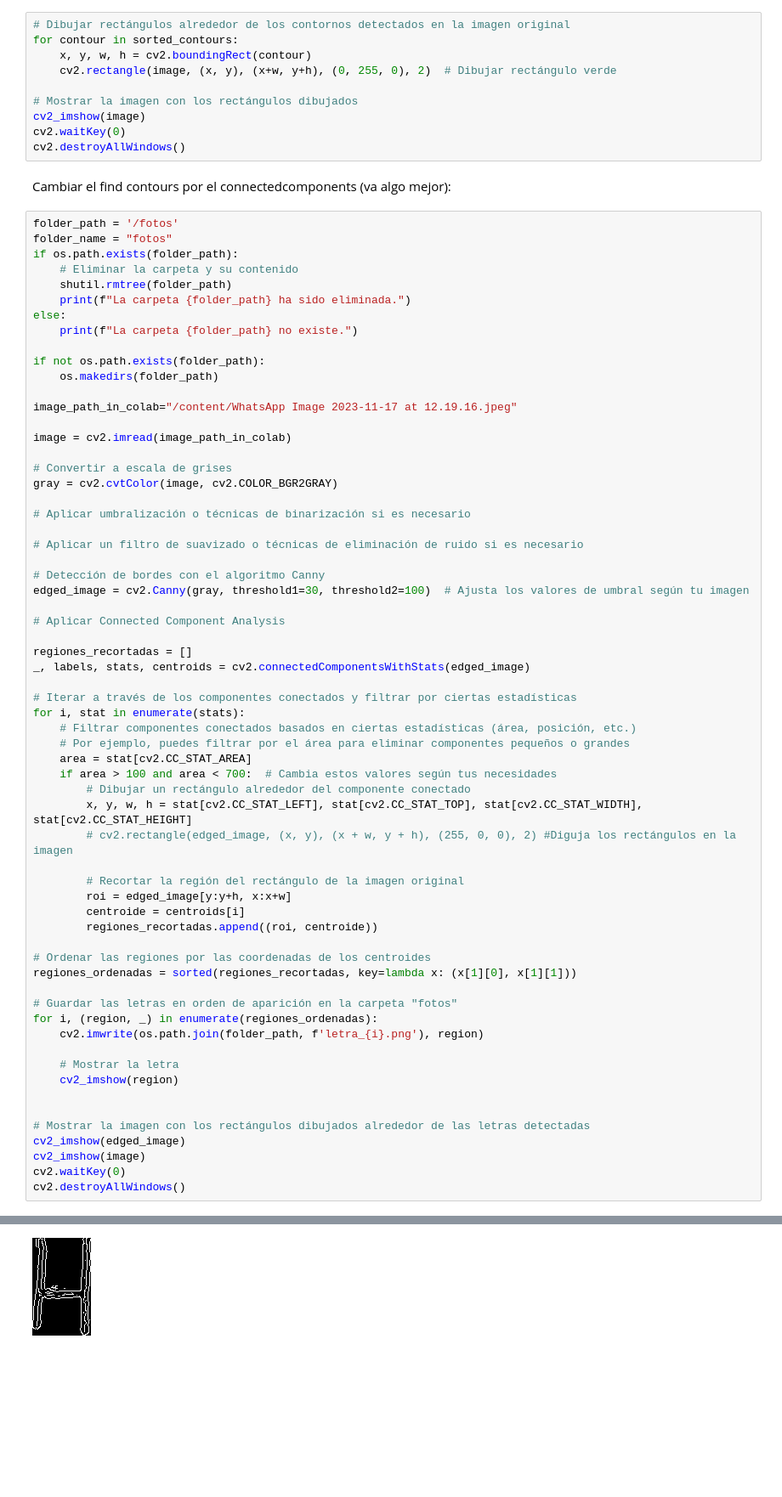
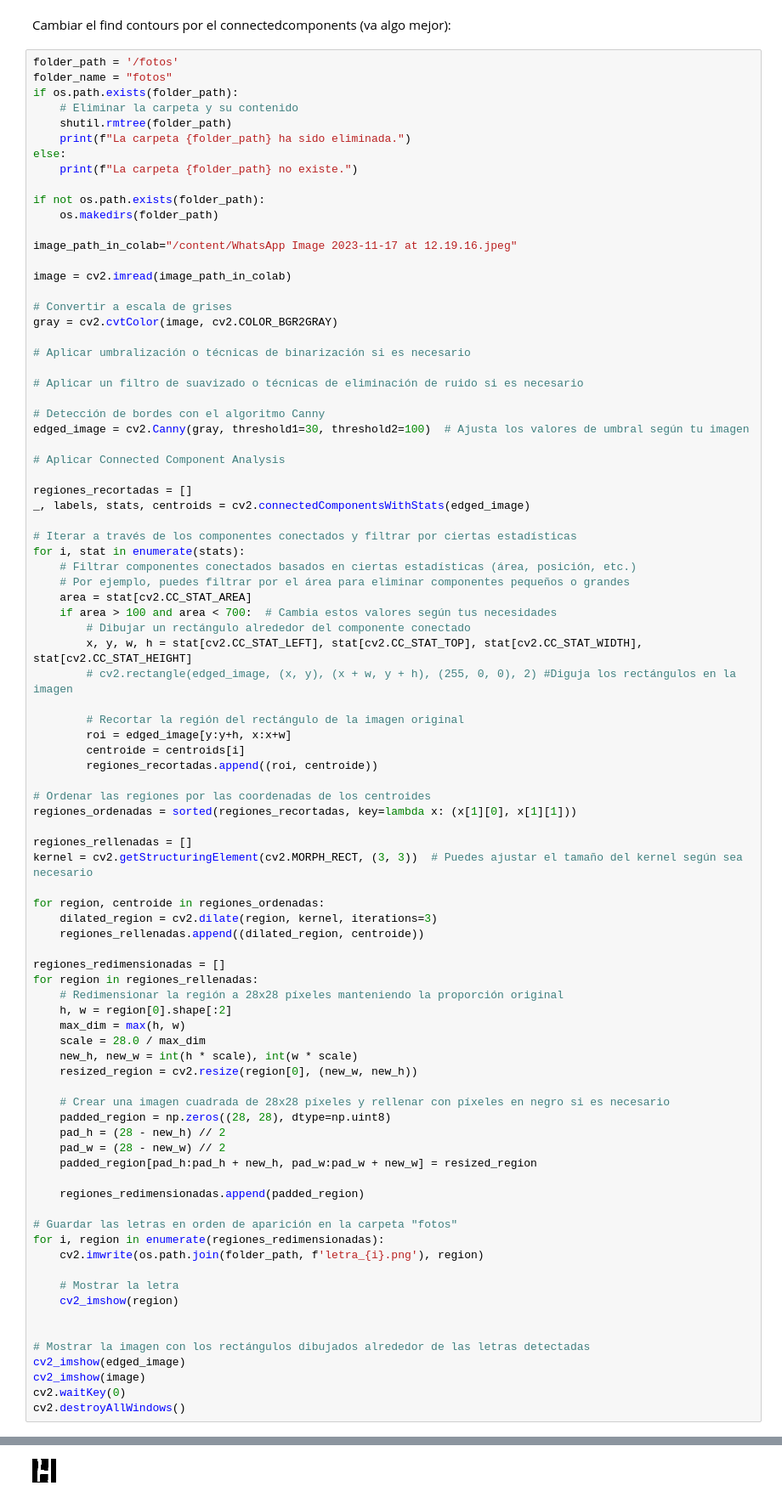
Before and after one commit to ancare2/Trabajo_ReconocimientoTexto, a Jupyter notebook: Prueba_OCRs.ipynb, the cells around one changed output, grey strips where cells are left out. Shown: that part at 85% size. Drawn from its saved outputs; the diff is of its cells as text; blank space fills up the shorter version.

Commit message:
engrosa y reescala imagenes

```diff
--- a/Prueba_OCRs.ipynb
+++ b/Prueba_OCRs.ipynb
@@ -122,13 +25,3 @@ Dibuja las imagenes detectadas:
-# %%
-# Dibujar rectángulos alrededor de los contornos detectados en la imagen original
-for contour in sorted_contours:
-    x, y, w, h = cv2.boundingRect(contour)
-    cv2.rectangle(image, (x, y), (x+w, y+h), (0, 255, 0), 2)  # Dibujar rectángulo verde
-
-# Mostrar la imagen con los rectángulos dibujados
-cv2_imshow(image)
-cv2.waitKey(0)
-cv2.destroyAllWindows()
 # %% [markdown]
 Cambiar el find contours por el connectedcomponents (va algo mejor):
 # %%
@@ -168,32 +61,56 @@ for i, stat in enumerate(stats):
     # Filtrar componentes conectados basados en ciertas estadísticas (área, posición, etc.)
     # Por ejemplo, puedes filtrar por el área para eliminar componentes pequeños o grandes
     area = stat[cv2.CC_STAT_AREA]
     if area > 100 and area < 700:  # Cambia estos valores según tus necesidades
         # Dibujar un rectángulo alrededor del componente conectado
         x, y, w, h = stat[cv2.CC_STAT_LEFT], stat[cv2.CC_STAT_TOP], stat[cv2.CC_STAT_WIDTH], stat[cv2.CC_STAT_HEIGHT]
         # cv2.rectangle(edged_image, (x, y), (x + w, y + h), (255, 0, 0), 2) #Diguja los rectángulos en la imagen
 
         # Recortar la región del rectángulo de la imagen original
         roi = edged_image[y:y+h, x:x+w]
         centroide = centroids[i]
         regiones_recortadas.append((roi, centroide))
 
 # Ordenar las regiones por las coordenadas de los centroides
 regiones_ordenadas = sorted(regiones_recortadas, key=lambda x: (x[1][0], x[1][1]))
 
+regiones_rellenadas = []
+kernel = cv2.getStructuringElement(cv2.MORPH_RECT, (3, 3))  # Puedes ajustar el tamaño del kernel según sea necesario
+
+for region, centroide in regiones_ordenadas:
+    dilated_region = cv2.dilate(region, kernel, iterations=3)
+    regiones_rellenadas.append((dilated_region, centroide))
+
+regiones_redimensionadas = []
+for region in regiones_rellenadas:
+    # Redimensionar la región a 28x28 píxeles manteniendo la proporción original
+    h, w = region[0].shape[:2]
+    max_dim = max(h, w)
+    scale = 28.0 / max_dim
+    new_h, new_w = int(h * scale), int(w * scale)
+    resized_region = cv2.resize(region[0], (new_w, new_h))
+
+    # Crear una imagen cuadrada de 28x28 píxeles y rellenar con píxeles en negro si es necesario
+    padded_region = np.zeros((28, 28), dtype=np.uint8)
+    pad_h = (28 - new_h) // 2
+    pad_w = (28 - new_w) // 2
+    padded_region[pad_h:pad_h + new_h, pad_w:pad_w + new_w] = resized_region
+
+    regiones_redimensionadas.append(padded_region)
+
 # Guardar las letras en orden de aparición en la carpeta "fotos"
-for i, (region, _) in enumerate(regiones_ordenadas):
+for i, region in enumerate(regiones_redimensionadas):
     cv2.imwrite(os.path.join(folder_path, f'letra_{i}.png'), region)
 
     # Mostrar la letra
     cv2_imshow(region)
 
 
 # Mostrar la imagen con los rectángulos dibujados alrededor de las letras detectadas
 cv2_imshow(edged_image)
 cv2_imshow(image)
 cv2.waitKey(0)
 cv2.destroyAllWindows()
 # %% [output]
 La carpeta /fotos ha sido eliminada.
-[figure, old version]
+[figure, new version]
```
Also changed, not shown: parts of 7 cells of this notebook.
